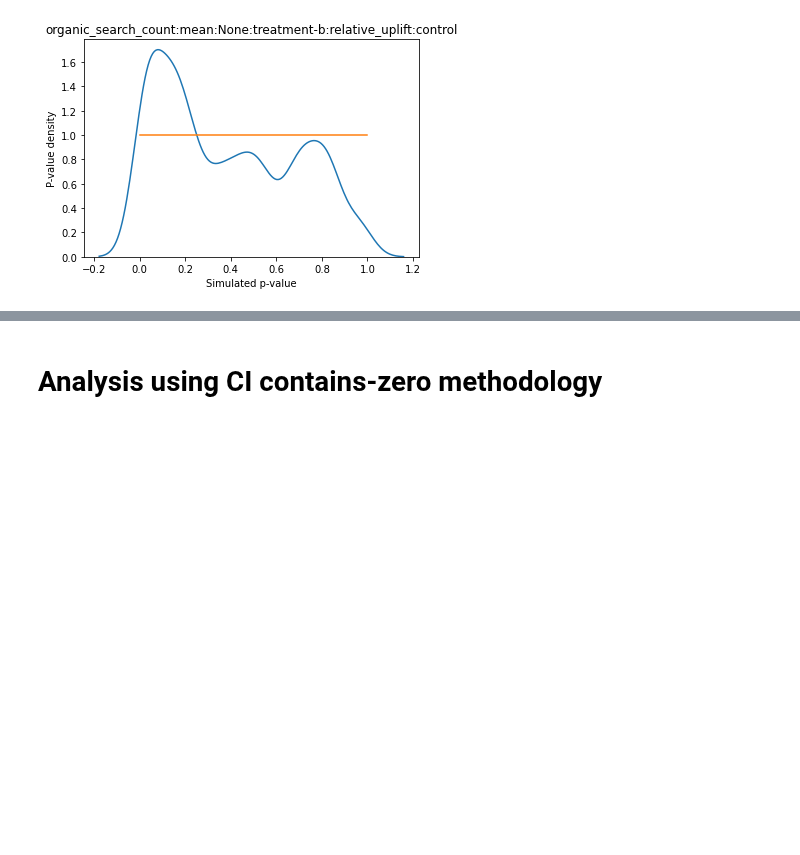
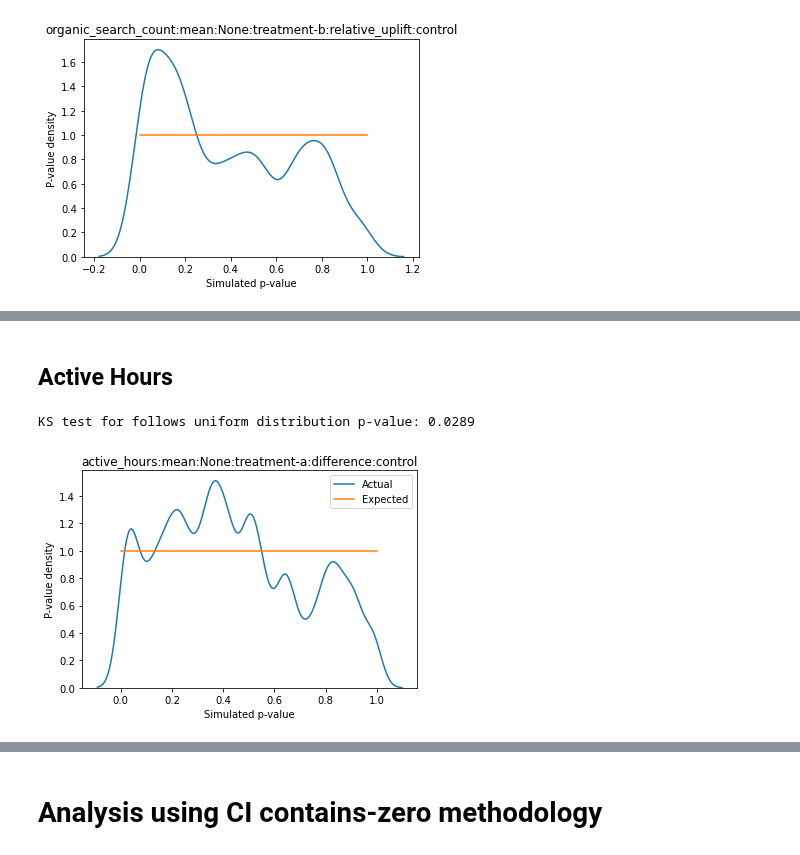
Before and after one commit to mozilla/jetstream, a Jupyter notebook: Analyze Multiple Simulations.ipynb, the cells around one changed output, grey strips where cells are left out. Cells and saved outputs as stored; diff of their text form; code cells hidden in the pictures; blank space fills up the shorter version.

Commit message:
updated analysis with first core metrics

```diff
--- a/Analyze Multiple Simulations.ipynb
+++ b/Analyze Multiple Simulations.ipynb
@@ -38,10 +38,19 @@ if not USE_CACHE:
         dataset = 'dberry_simulated_AA_tests_{:02d}'.format(simulation_iteration)
         client = BigQueryClient(project='moz-fx-data-experiments',dataset=dataset)
         try:
-            sim_results_df = client.table_to_dataframe('statistics_more_from_mozilla_96_overall_1')
+            overall_results_df = client.table_to_dataframe('statistics_more_from_mozilla_96_overall_1')
         except Exception:
             print(f'Dataset {dataset} not found!')
             continue
+
+        try:
+            last_day_results_df = client.table_to_dataframe('statistics_more_from_mozilla_96_day_29')
+        except Exception:
+            print(f'Dataset {dataset} not found!')
+            continue
+
+        sim_results_df = pd.concat([overall_results_df, last_day_results_df])
+
         if sim_results_df.shape[0] == 0:
             print(f'Simulation {simulation_iteration} empty!')
             continue
@@ -155,0 +186,22 @@ plt.close('all')
+# %%
+def plot_pvalue_distribution_for_metric(metric: str, statistic: str, branch: str, comparison: str) -> None:
+    row = results_no_NAs.loc[(
+        (results_no_NAs.metric == metric) &
+        (results_no_NAs.statistic == statistic) &
+        (results_no_NAs.branch == branch) &
+        (results_no_NAs.comparison == comparison)
+    )].iloc[0]
+    print('KS test for follows uniform distribution p-value: {:0.4f}'.format(row.ks_test_pvalue))
+    sns.kdeplot(row[sim_cols], bw_adjust=0.3, label='Actual')
+    sns.lineplot(x=[0,1],y=[1,1], label='Expected')
+    plt.title(row['result_slug'])
+    plt.xlabel('Simulated p-value')
+    plt.ylabel('P-value density')
+    plt.show()
+# %% [markdown]
+## Active Hours
+# %%
+plot_pvalue_distribution_for_metric('active_hours', 'mean', 'treatment-a', 'difference')
+# %% [output]
+KS test for follows uniform distribution p-value: 0.0289
+[figure, added]
```
Also changed, not shown: parts of 20 cells of this notebook.
